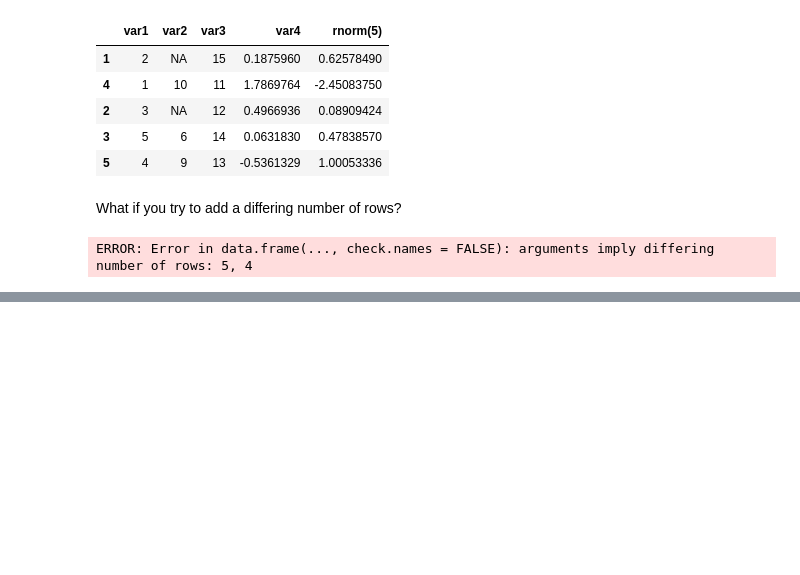
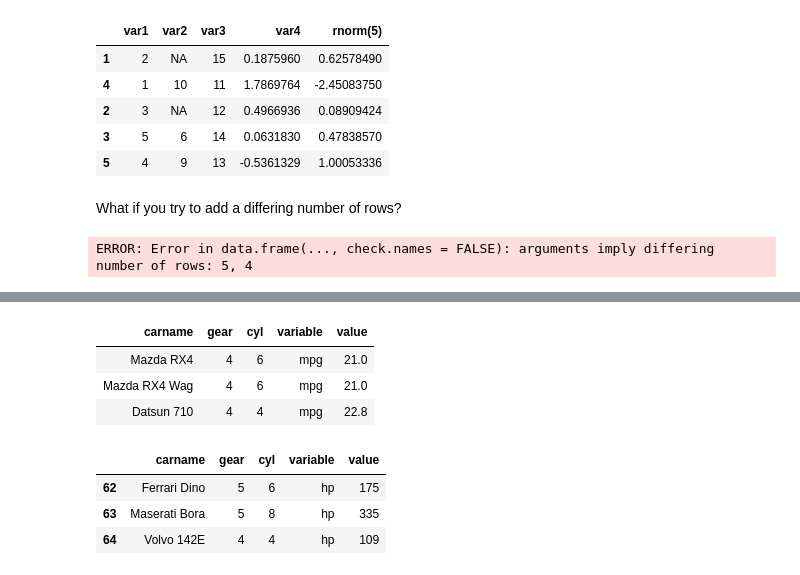
Before and after one commit to goyder/r-jupyter, a Jupyter notebook: data-cleaning/Manipulating Data.ipynb, the cells around one changed output, grey strips where cells are left out. Cells and saved outputs as stored; diff of their text form; code cells hidden in the pictures; blank space fills up the shorter version.

```diff
--- a/data-cleaning/Manipulating Data.ipynb
+++ b/data-cleaning/Manipulating Data.ipynb
@@ -231,0 +304,2 @@ ERROR: Error in data.frame(..., check.names = FALSE): arguments imply differing
+# %%
+mtcars$carname <- rownames(mtcars)
@@ -231,0 +320,16 @@ ERROR: Error in data.frame(..., check.names = FALSE): arguments imply differing
+# %%
+carMelt <- melt(mtcars, id=c("carname", "gear", "cyl"), measure.vars=c("mpg", "hp"))
+# %%
+head(carMelt, n=3)
+# %% [output]
+| carname | gear | cyl | variable | value |
+| Mazda RX4 | 4 | 6 | mpg | 21.0 |
+| Mazda RX4 Wag | 4 | 6 | mpg | 21.0 |
+| Datsun 710 | 4 | 4 | mpg | 22.8 |
+# %%
+tail(carMelt, n=3)
+# %% [output]
+|  | carname | gear | cyl | variable | value |
+| 62 | Ferrari Dino | 5 | 6 | hp | 175 |
+| 63 | Maserati Bora | 5 | 8 | hp | 335 |
+| 64 | Volvo 142E | 4 | 4 | hp | 109 |
```
Also changed, not shown: parts of 28 cells of this notebook, 5 other files.
